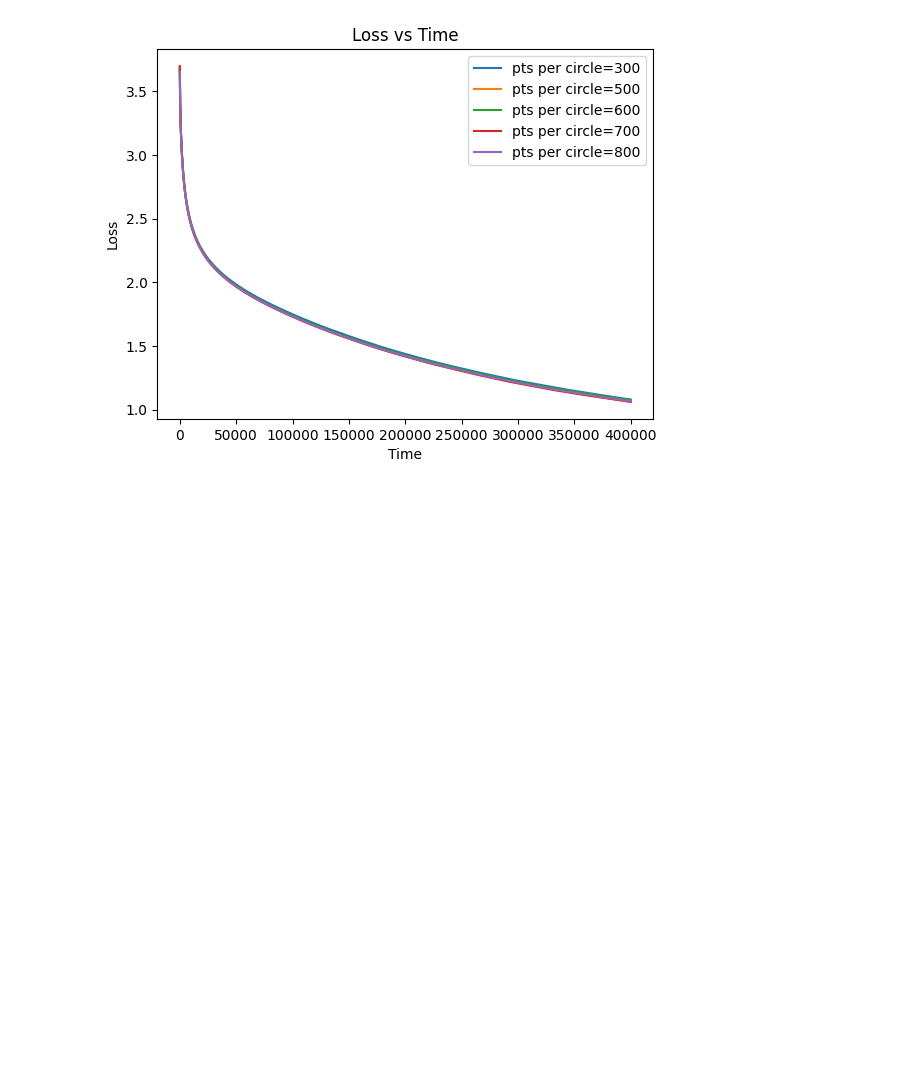
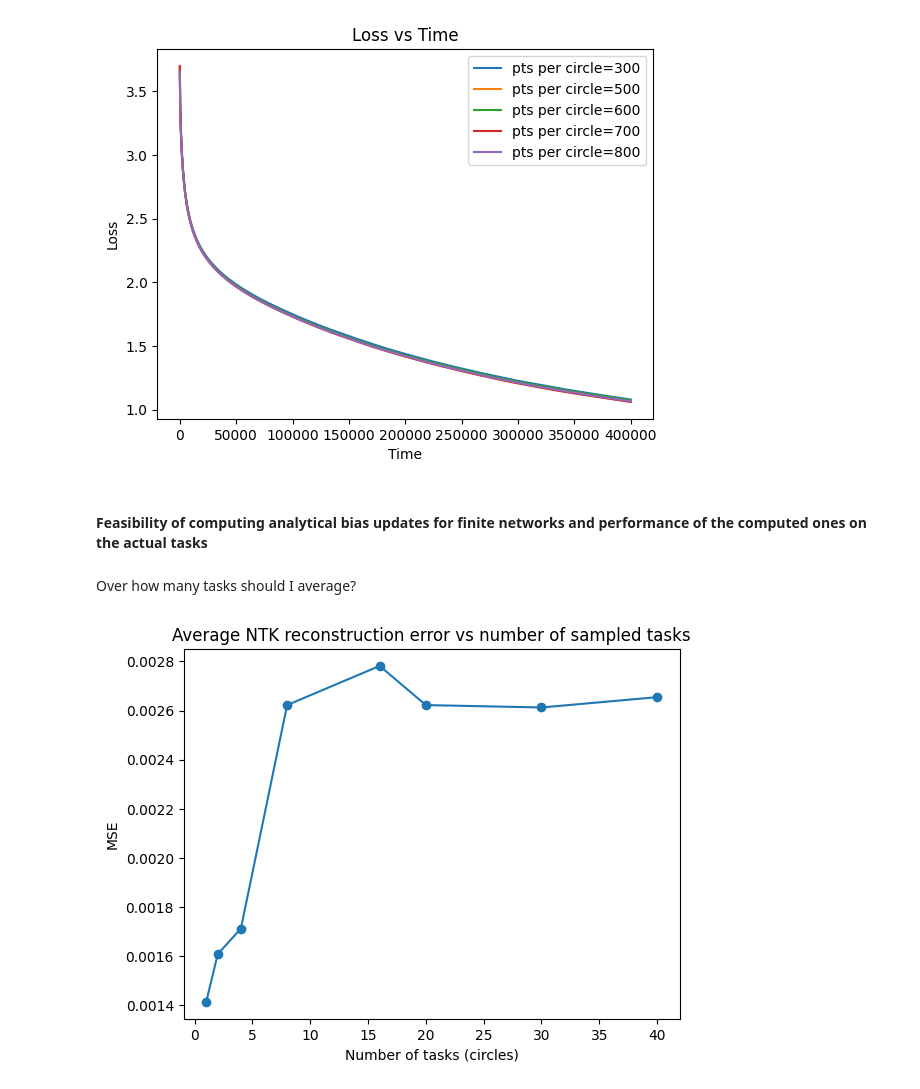
Before and after one commit to burnhamdr/neural-tangents, a Jupyter notebook: notebooks/new_paper/harmonics_tasks/hypernetwork.ipynb, the cells around one changed output. Cells and saved outputs as stored; diff of their text form; code cells hidden in the pictures; blank space fills up the shorter version.

```diff
--- a/notebooks/new_paper/harmonics_tasks/hypernetwork.ipynb
+++ b/notebooks/new_paper/harmonics_tasks/hypernetwork.ipynb
@@ -279,3 +279,5 @@ ax2.set_xlabel("Time")
 ax2.set_ylabel("Loss")
 
 plt.show()
+# %% [markdown]
+#### Feasibility of computing analytical bias updates for finite networks and performance of the computed ones on the actual tasks
@@ -281,0 +390,37 @@ plt.show()
+# %% [markdown]
+Over how many tasks should I average?
+# %%
+# Some circles might, by chance, be slightly easier to learn, so we look where the avg MSE converges to a constant value.
+
+Ks = [1,2,4,8,16,20,30,40]
+dim = 16384
+
+results_by_K = {}
+
+for K in Ks:
+    results_by_K[K] = get_ntk_pred(
+        dim=dim,
+        reg=1e-5,
+        K=K,
+        num_points=300,
+        m=3,
+        phase=0.0,
+    )
+
+mse_lin = []
+
+for K in Ks:
+    res = results_by_K[K]
+    errs = [
+        np.mean((res['lin'][j] - res['y'][j])**2)
+        for j in res['lin'].keys()
+    ]
+    mse_lin.append(np.mean(errs))
+
+plt.plot(Ks, mse_lin, marker='o')
+plt.xlabel("Number of tasks (circles)")
+plt.ylabel("MSE")
+plt.title("Average NTK reconstruction error vs number of sampled tasks")
+plt.show()
+# %% [output]
+[figure, added]
```
Also changed, not shown: parts of 7 cells of this notebook.
